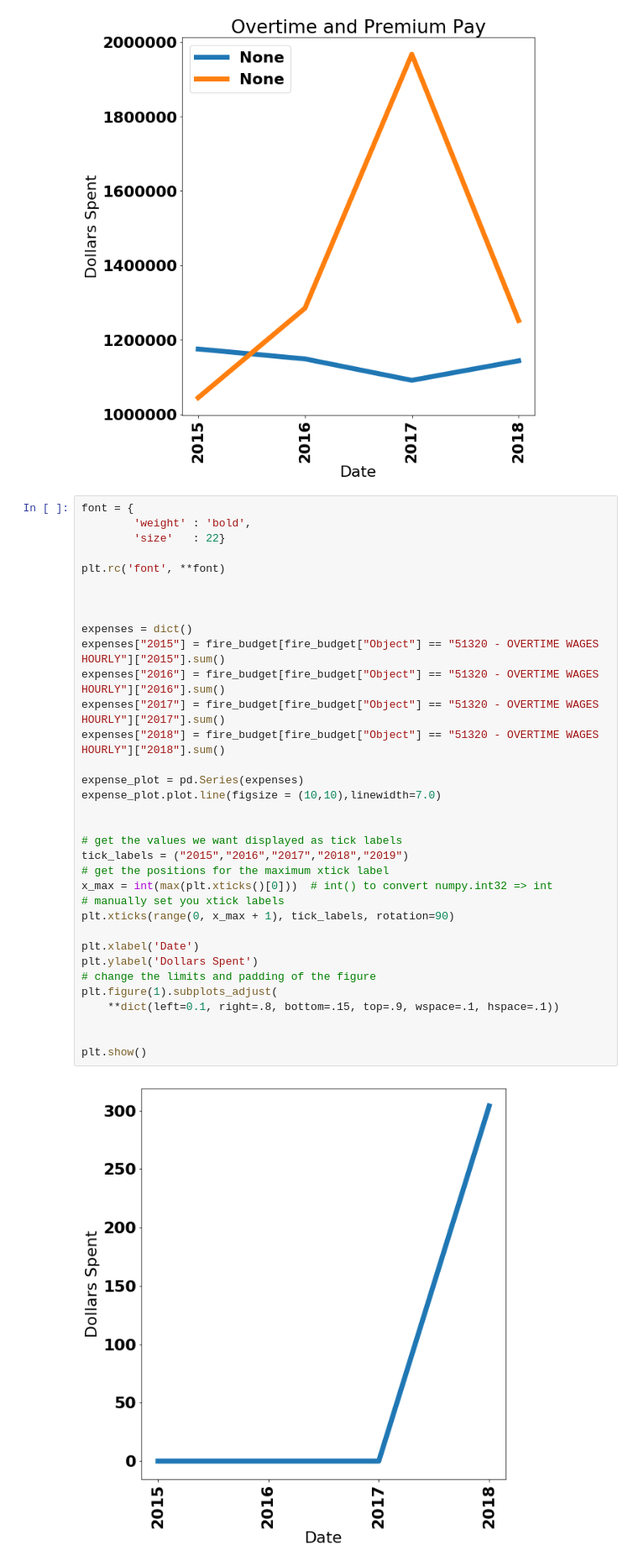
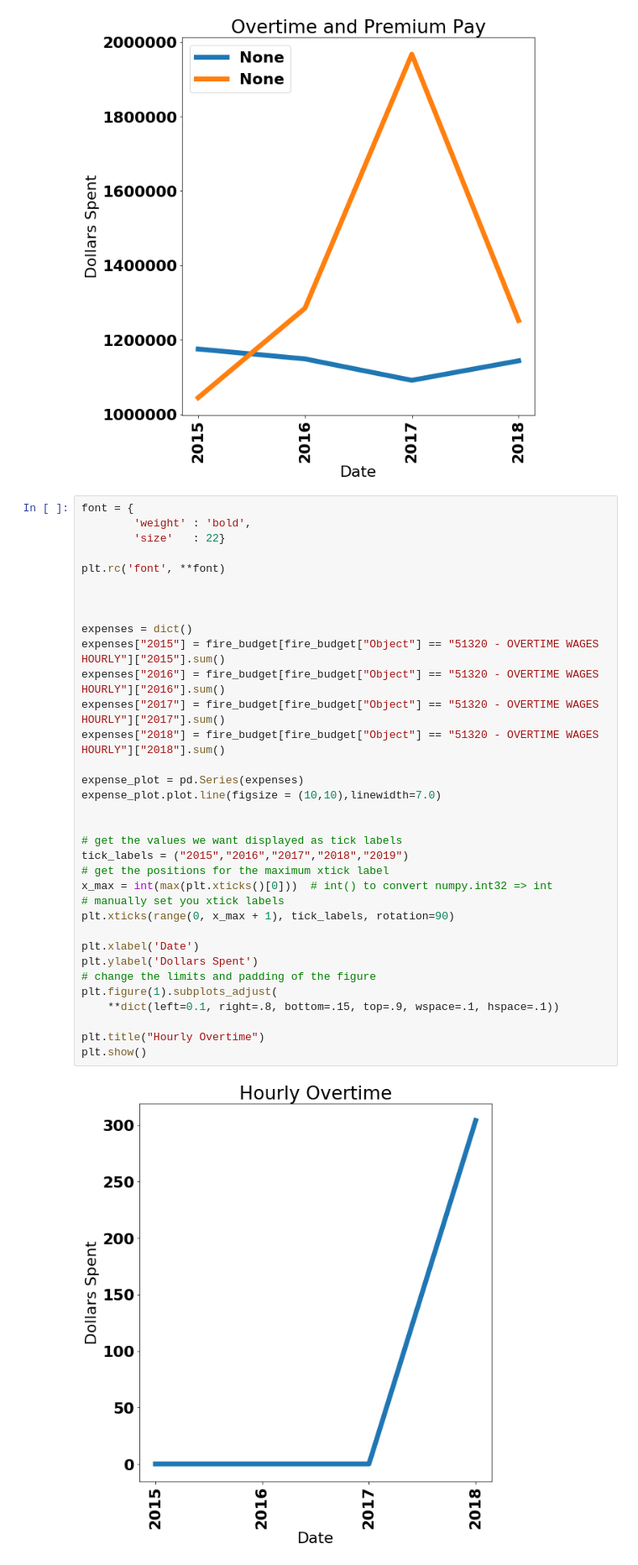
Before and after one commit to tylerharter/s19-city-t2, a Jupyter notebook: Fire/fire_analysis.ipynb, the cells around one changed output. Shown at 84% size. Cells and saved outputs as stored; diff of their text form.

```diff
--- a/Fire/fire_analysis.ipynb
+++ b/Fire/fire_analysis.ipynb
@@ -249,35 +249,35 @@ font = {
 
 plt.rc('font', **font)
 
 
 
 expenses = dict()
 expenses["2015"] = fire_budget[fire_budget["Object"] == "51320 - OVERTIME WAGES HOURLY"]["2015"].sum()
 expenses["2016"] = fire_budget[fire_budget["Object"] == "51320 - OVERTIME WAGES HOURLY"]["2016"].sum()
 expenses["2017"] = fire_budget[fire_budget["Object"] == "51320 - OVERTIME WAGES HOURLY"]["2017"].sum()
 expenses["2018"] = fire_budget[fire_budget["Object"] == "51320 - OVERTIME WAGES HOURLY"]["2018"].sum()
 
 expense_plot = pd.Series(expenses)
 expense_plot.plot.line(figsize = (10,10),linewidth=7.0)
 
 
 # get the values we want displayed as tick labels
 tick_labels = ("2015","2016","2017","2018","2019")
 # get the positions for the maximum xtick label
 x_max = int(max(plt.xticks()[0]))  # int() to convert numpy.int32 => int
 # manually set you xtick labels
 plt.xticks(range(0, x_max + 1), tick_labels, rotation=90)
 
 plt.xlabel('Date')
 plt.ylabel('Dollars Spent')
 # change the limits and padding of the figure
 plt.figure(1).subplots_adjust(
     **dict(left=0.1, right=.8, bottom=.15, top=.9, wspace=.1, hspace=.1))
 
-
+plt.title("Hourly Overtime")
 plt.show()
 # %% [output]
-[figure, old version]
+[figure, new version]
 # %%
 font = {
         'weight' : 'bold',
```
Also changed, not shown: parts of 2 cells of this notebook, 1 other file.
